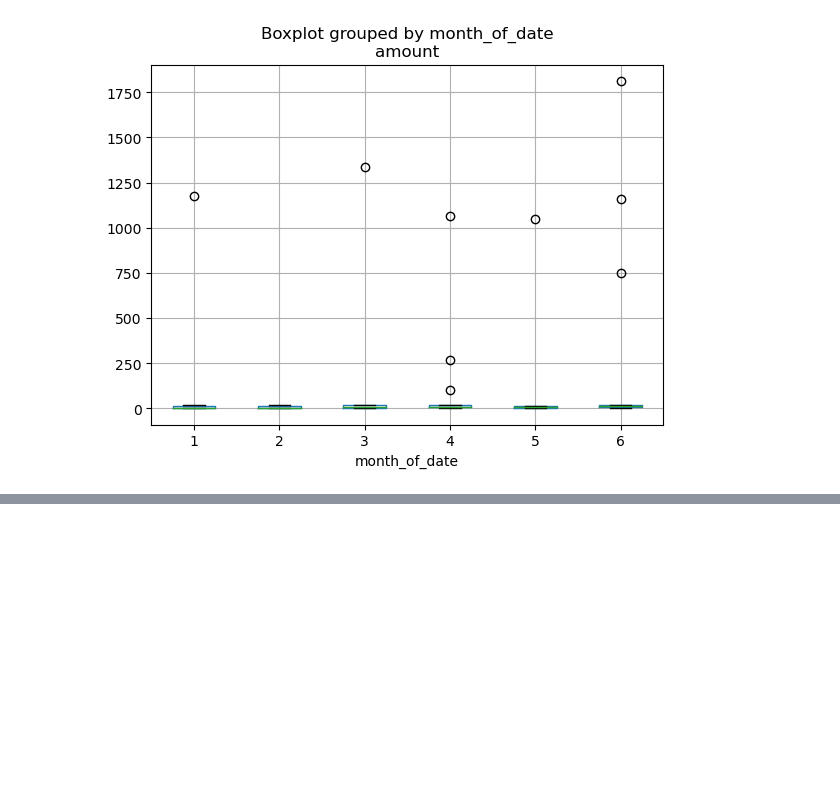
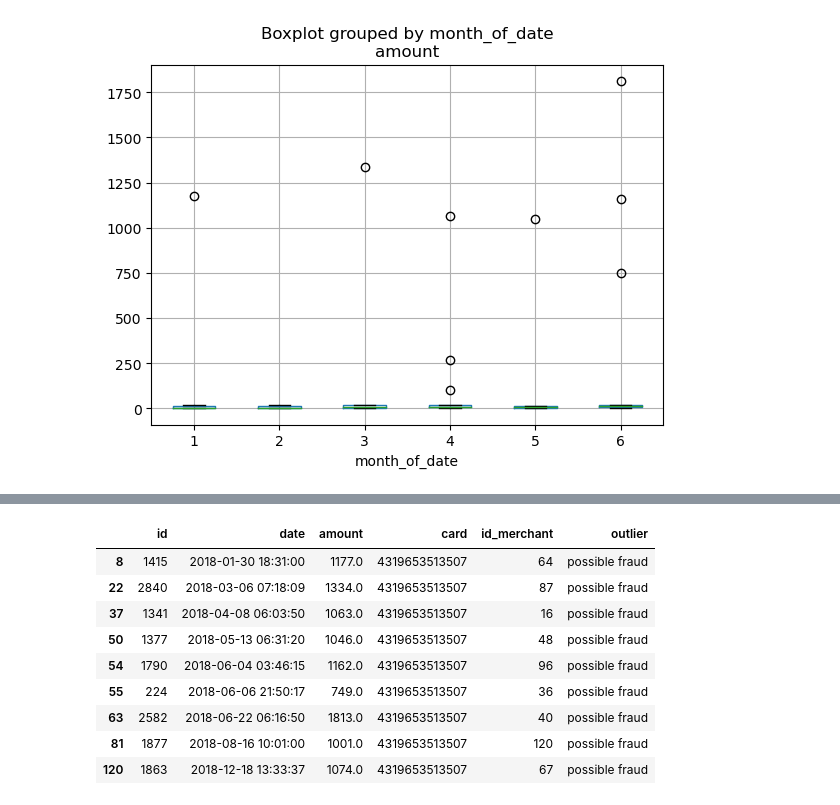
Before and after one commit to bweilers/SQL-homework, a Jupyter notebook: Starter_Files/visual_data_analysis.ipynb, the cells around one changed output, grey strips where cells are left out. Cells and saved outputs as stored; diff of their text form; code cells hidden in the pictures; blank space fills up the shorter version.

```diff
--- a/Starter_Files/visual_data_analysis.ipynb
+++ b/Starter_Files/visual_data_analysis.ipynb
@@ -263,0 +215,13 @@ cardholder25_transaction_df.hvplot.box(height=500, width=1000, yformatter='%.0f'
+# %%
+outlier_finder(25)
+# %% [output]
+|  | id | date | amount | card | id_merchant | outlier |
+| 8 | 1415 | 2018-01-30 18:31:00 | 1177.0 | 4319653513507 | 64 | possible fraud |
+| 22 | 2840 | 2018-03-06 07:18:09 | 1334.0 | 4319653513507 | 87 | possible fraud |
+| 37 | 1341 | 2018-04-08 06:03:50 | 1063.0 | 4319653513507 | 16 | possible fraud |
+| 50 | 1377 | 2018-05-13 06:31:20 | 1046.0 | 4319653513507 | 48 | possible fraud |
+| 54 | 1790 | 2018-06-04 03:46:15 | 1162.0 | 4319653513507 | 96 | possible fraud |
+| 55 | 224 | 2018-06-06 21:50:17 | 749.0 | 4319653513507 | 36 | possible fraud |
+| 63 | 2582 | 2018-06-22 06:16:50 | 1813.0 | 4319653513507 | 40 | possible fraud |
+| 81 | 1877 | 2018-08-16 10:01:00 | 1001.0 | 4319653513507 | 120 | possible fraud |
+| 120 | 1863 | 2018-12-18 13:33:37 | 1074.0 | 4319653513507 | 67 | possible fraud |
```
Also changed, not shown: parts of 21 cells of this notebook, 1 other file.
